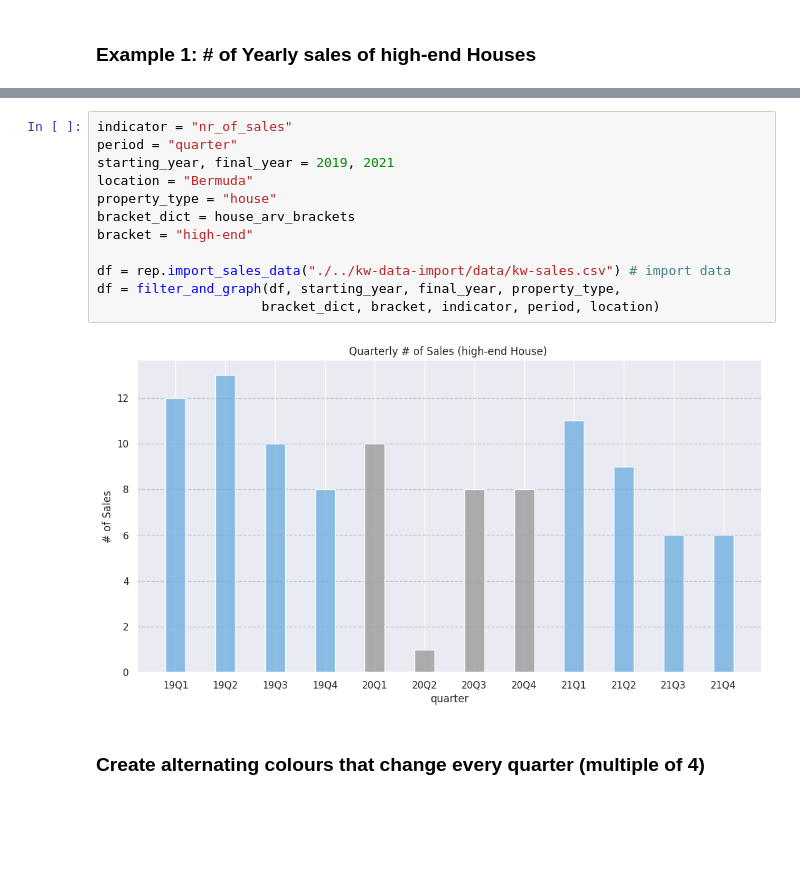
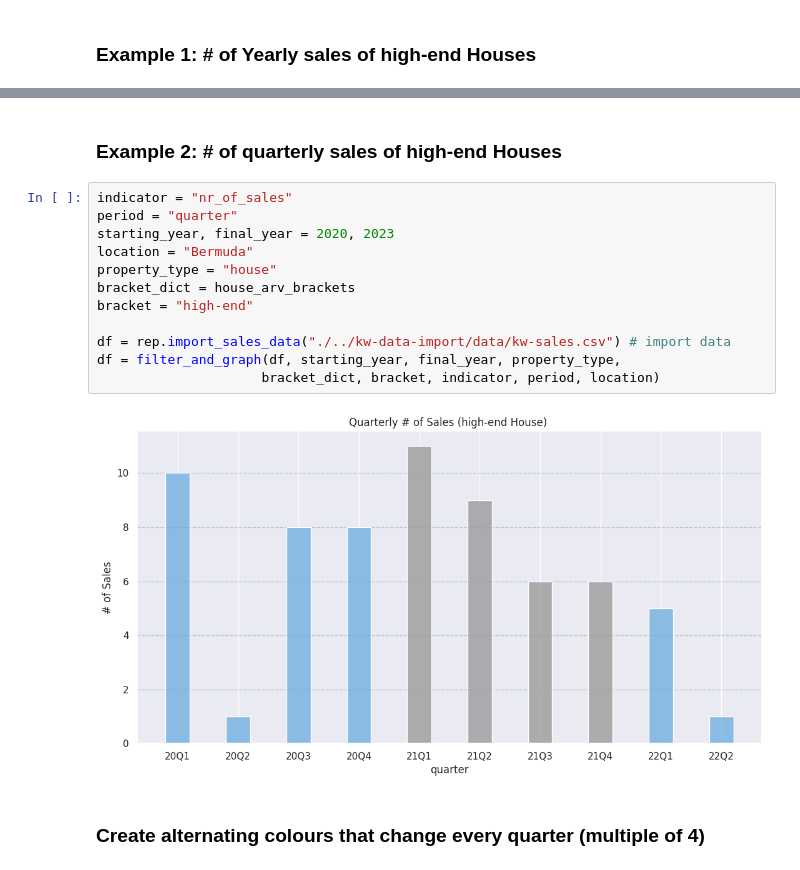
Before and after one commit to bermuda-automation/kw-data-reports, a Jupyter notebook: reports_data_and_graphs.ipynb, the cells around one changed output, grey strips where cells are left out. Saved outputs shown, nothing was run; the diff lists cells and outputs as text; blank space fills up the shorter version.

```diff
--- a/reports_data_and_graphs.ipynb
+++ b/reports_data_and_graphs.ipynb
@@ -184,17 +243,19 @@ df = filter_and_graph(df, starting_year, final_year, property_type,
+# %% [markdown]
+### Example 2: # of quarterly sales of high-end Houses
 # %%
 indicator = "nr_of_sales"
 period = "quarter"
-starting_year, final_year = 2019, 2021
+starting_year, final_year = 2020, 2023
 location = "Bermuda"
 property_type = "house"
 bracket_dict = house_arv_brackets
 bracket = "high-end"
 
 df = rep.import_sales_data("./../kw-data-import/data/kw-sales.csv") # import data
 df = filter_and_graph(df, starting_year, final_year, property_type,
                      bracket_dict, bracket, indicator, period, location)
 # %% [output]
-[figure, old version]
+[figure, new version]
 # %% [markdown]
 ### Create alternating colours that change every quarter (multiple of 4)
 # %%
```
Also changed, not shown: parts of 19 cells of this notebook, 1 other file.
